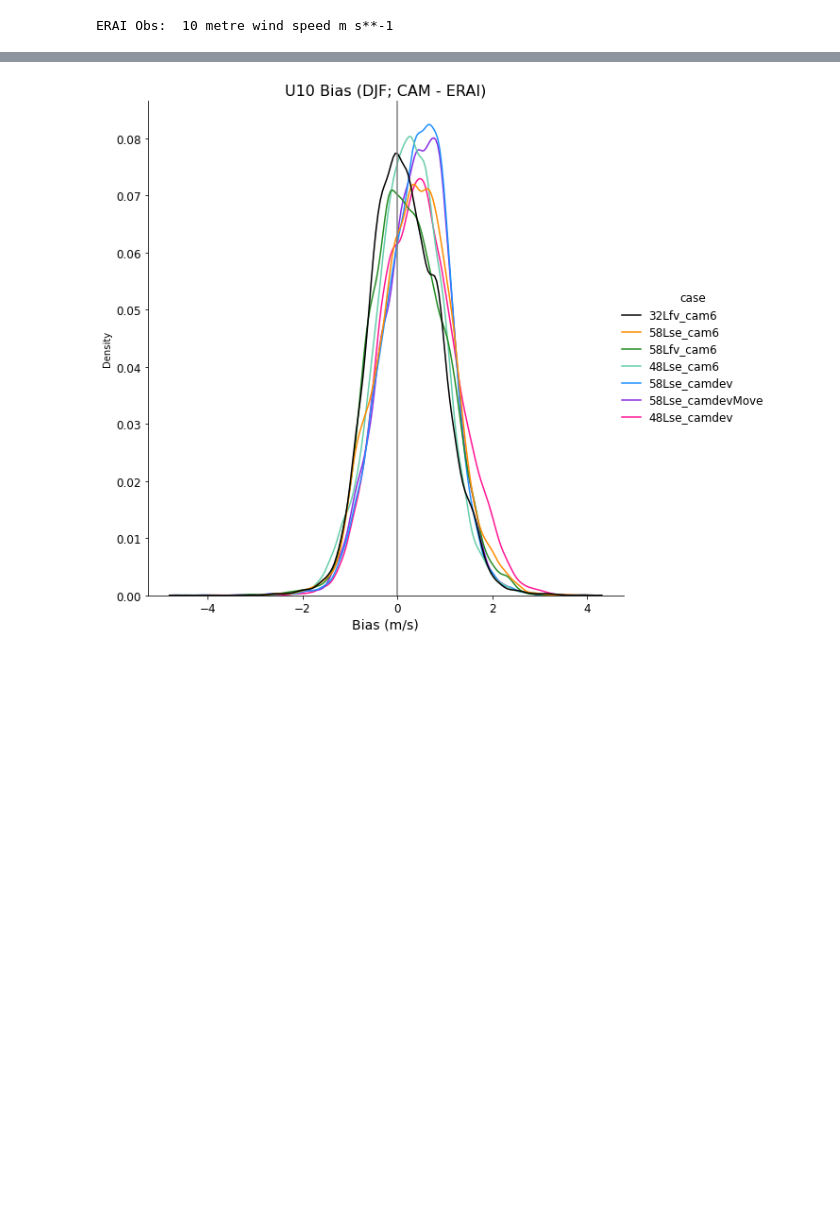
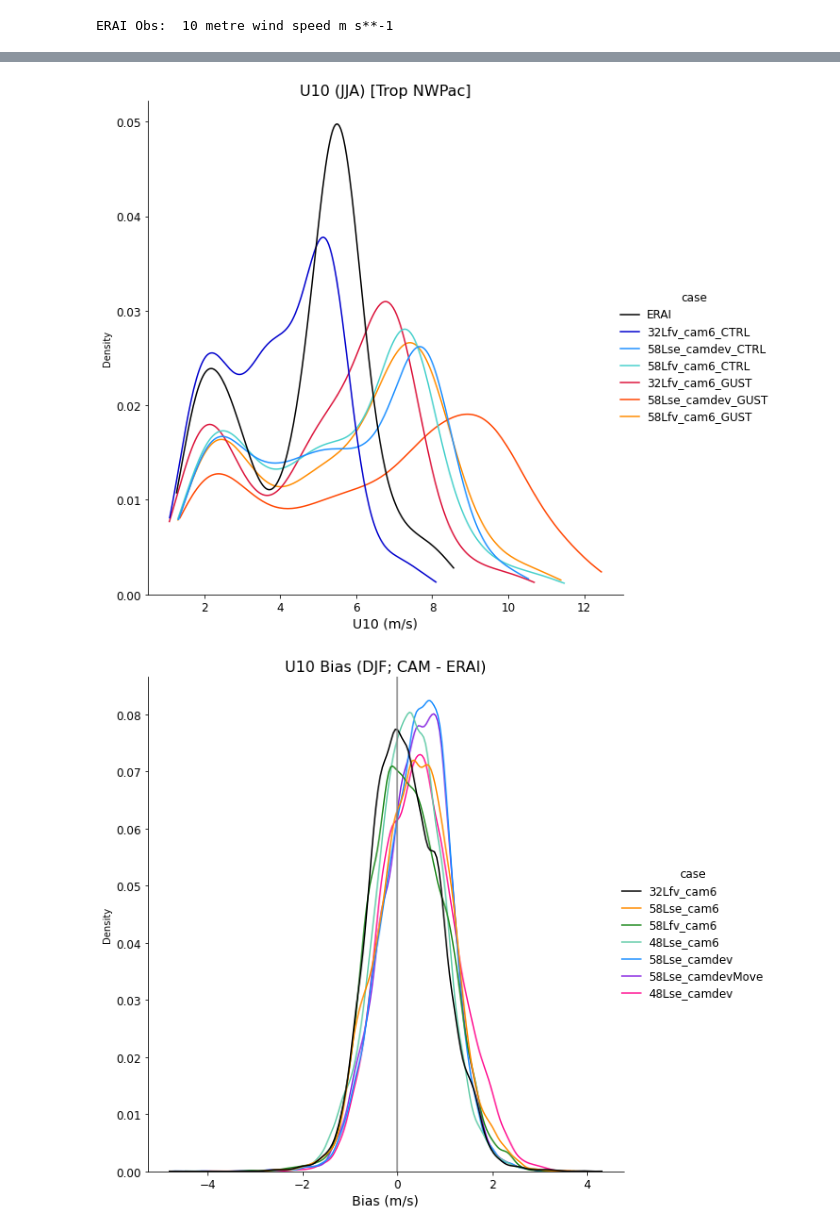
Before and after one commit to megandevlan/Gust, a Jupyter notebook: CompareVerticalRes.ipynb, the cells around one changed output, grey strips where cells are left out. Drawn from its saved outputs; the diff is of its cells as text; code cells hidden in the pictures; blank space fills up the shorter version.

```diff
--- a/CompareVerticalRes.ipynb
+++ b/CompareVerticalRes.ipynb
@@ -1607,7 +1615,10 @@ def regrid_data(fromthis, tothis, method=1):
 
 
 ## Get JJA obs U10
-obsGrid = erai_jja.WIND_MAG_SURF.isel(time=0).squeeze()
+# Select region of interest
+iLat    = np.where((erai_jja['lat'].values>=minLat) & (erai_jja['lat'].values<=maxLat))[0]
+iLon    = np.where((erai_jja['lon'].values>=minLon) & (erai_jja['lon'].values<=maxLon))[0]
+obsGrid = erai_jja.WIND_MAG_SURF.isel(time=0,lat=iLat,lon=iLon).squeeze()
 print('ERAI Obs: ', erai_jja.WIND_MAG_SURF.long_name, erai_jja.WIND_MAG_SURF.units)
 
 ## The fields to interpolate onto the obs grid:
@@ -1679,3 +1688,52 @@ plt.show()
+# %%
+## The fields to interpolate onto the obs grid:
+U10Gust_32Lfv_cam6       =  np.squeeze(selGust_32['U10'])
+U10Ctrl_32Lfv_cam6       =  np.squeeze(selCtrl_32['U10'])
+
+U10Ctrl_58Lse_camdev     =  np.squeeze(selCtrl_58['U10'])
+U10Gust_58Lse_camdev     =  np.squeeze(selGust_58['U10'])
+
+U10Ctrl_58Lfv_cam6       =  np.squeeze(selCtrl_58fv['U10'])
+U10Gust_58Lfv_cam6       =  np.squeeze(selGust_58fv['U10'])
+
+## Now regrid the data
+regrid_U10Ctrl_32Lfv_cam6    = regrid_data(U10Ctrl_32Lfv_cam6, obsGrid, method=1)
+regrid_U10Gust_32Lfv_cam6    = regrid_data(U10Gust_32Lfv_cam6, obsGrid, method=1)
+
+regrid_U10Ctrl_58Lse_camdev  = regrid_data(U10Ctrl_58Lse_camdev, obsGrid, method=1)
+regrid_U10Gust_58Lse_camdev  = regrid_data(U10Gust_58Lse_camdev, obsGrid, method=1)
+
+regrid_U10Ctrl_58Lfv_cam6    = regrid_data(U10Ctrl_58Lfv_cam6, obsGrid, method=1)
+regrid_U10Gust_58Lfv_cam6    = regrid_data(U10Gust_58Lfv_cam6, obsGrid, method=1)
+
+
+# Define dataframe
+dfBiases = pd.concat(axis=0, ignore_index=True, objs=[
+           pd.DataFrame({'U10': np.reshape(np.squeeze(obsGrid.values), [len(obsGrid.lat.values)*len(obsGrid.lon.values)]),'case': 'ERAI'}),
+
+           pd.DataFrame({'U10': np.reshape(np.squeeze(regrid_U10Ctrl_32Lfv_cam6.values), [len(obsGrid.lat.values)*len(obsGrid.lon.values)]),'case': '32Lfv_cam6_CTRL'}),
+           pd.DataFrame({'U10': np.reshape(np.squeeze(regrid_U10Ctrl_58Lse_camdev.values), [len(obsGrid.lat.values)*len(obsGrid.lon.values)]),'case': '58Lse_camdev_CTRL'}),
+           pd.DataFrame({'U10': np.reshape(np.squeeze(regrid_U10Ctrl_58Lfv_cam6.values), [len(obsGrid.lat.values)*len(obsGrid.lon.values)]),'case': '58Lfv_cam6_CTRL'}),
+
+           pd.DataFrame({'U10': np.reshape(np.squeeze(regrid_U10Gust_32Lfv_cam6.values), [len(obsGrid.lat.values)*len(obsGrid.lon.values)]),'case': '32Lfv_cam6_GUST'}),
+           pd.DataFrame({'U10': np.reshape(np.squeeze(regrid_U10Gust_58Lse_camdev.values), [len(obsGrid.lat.values)*len(obsGrid.lon.values)]),'case': '58Lse_camdev_GUST'}),
+           pd.DataFrame({'U10': np.reshape(np.squeeze(regrid_U10Gust_58Lfv_cam6.values), [len(obsGrid.lat.values)*len(obsGrid.lon.values)]),'case': '58Lfv_cam6_GUST'}),
+])
+
+# Make plot
+g = sns.displot(dfBiases, x='U10', hue='case', kind='kde', height=8, cut=0,
+                palette=['k','mediumblue','dodgerblue','mediumturquoise',
+                             'crimson','orangered','darkorange'])
+
+g.ax.set_title('U10 (JJA) [Trop NWPac]', fontsize=16)
+g.ax.set_xlabel('U10 (m/s)', fontsize=14)
+g.ax.tick_params(axis='both', labelsize= 12)
+plt.setp(g._legend.get_title(), fontsize=12)
+plt.setp(g._legend.get_texts(), fontsize=12)
+
+plt.show()
+# %% [output]
+[figure, added]
 # %%
 # Define dataframe
 dfBiases = pd.concat(axis=0, ignore_index=True, objs=[
```
Also changed, not shown: parts of 11 cells of this notebook, 8 other files.
